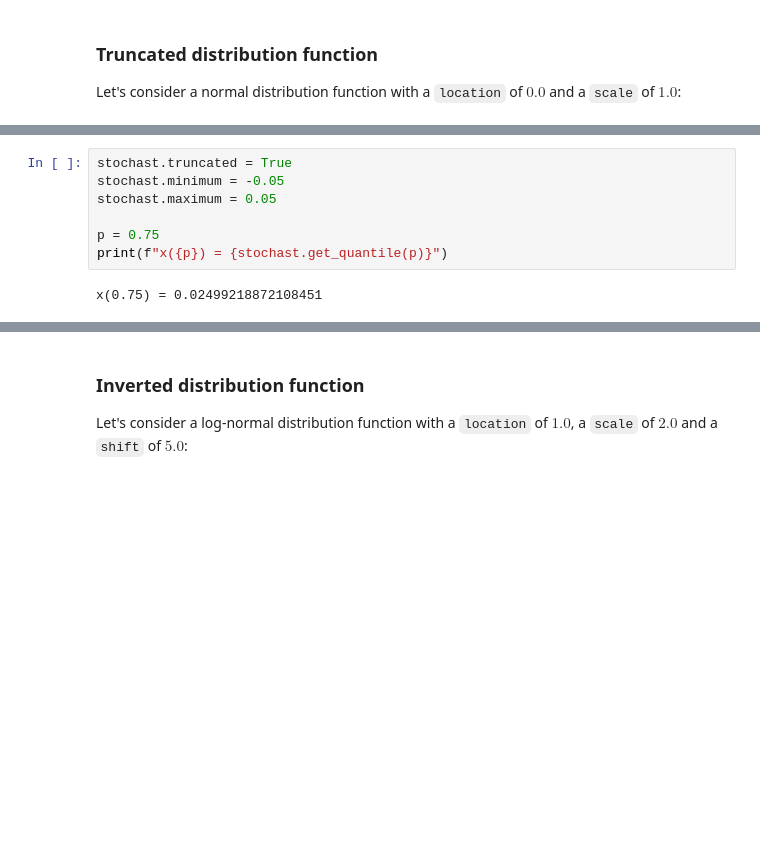
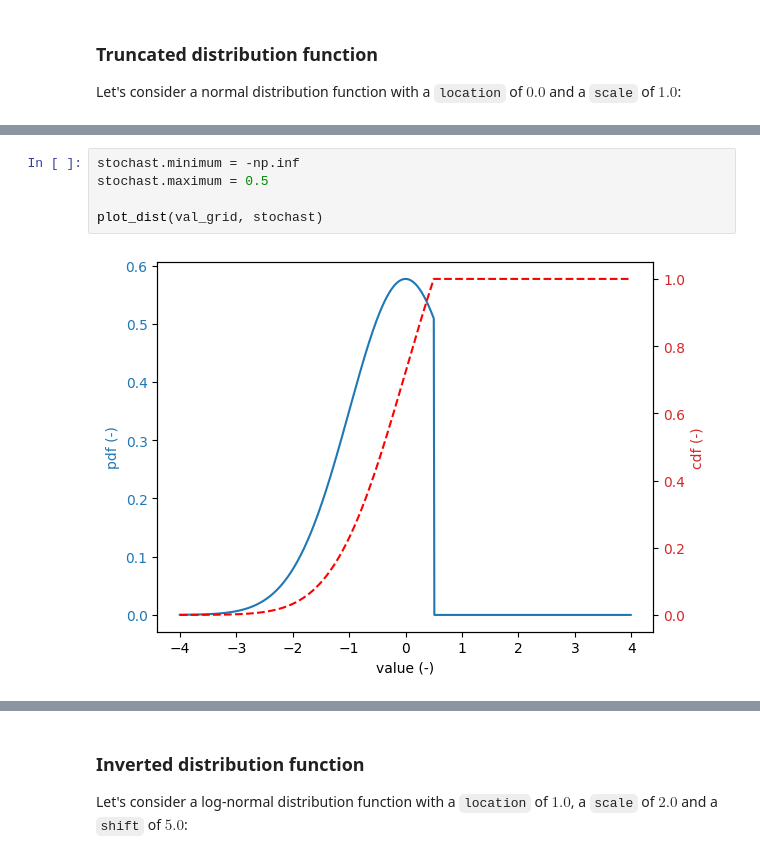
Before and after one commit to Deltares/ProbabilisticLibrary, a Jupyter notebook: sources/Deltares.Probabilistic.PWrapper.Notebooks/operations_on_distribution_functions.ipynb, the cells around one changed output, grey strips where cells are left out. Saved outputs shown, nothing was run; the diff lists cells and outputs as text; blank space fills up the shorter version.

```diff
--- a/sources/Deltares.Probabilistic.PWrapper.Notebooks/operations_on_distribution_functions.ipynb
+++ b/sources/Deltares.Probabilistic.PWrapper.Notebooks/operations_on_distribution_functions.ipynb
@@ -121,9 +137,7 @@ We want to truncate this distribution to the interval $[-0.05, 0.05]$. This can
 # %%
-stochast.truncated = True
-stochast.minimum = -0.05
-stochast.maximum = 0.05
+stochast.minimum = -np.inf
+stochast.maximum = 0.5
 
-p = 0.75
-print(f"x({p}) = {stochast.get_quantile(p)}")
+plot_dist(val_grid, stochast)
 # %% [output]
-x(0.75) = 0.02499218872108451
+[figure, added]
```
Also changed, not shown: parts of 10 cells of this notebook.
